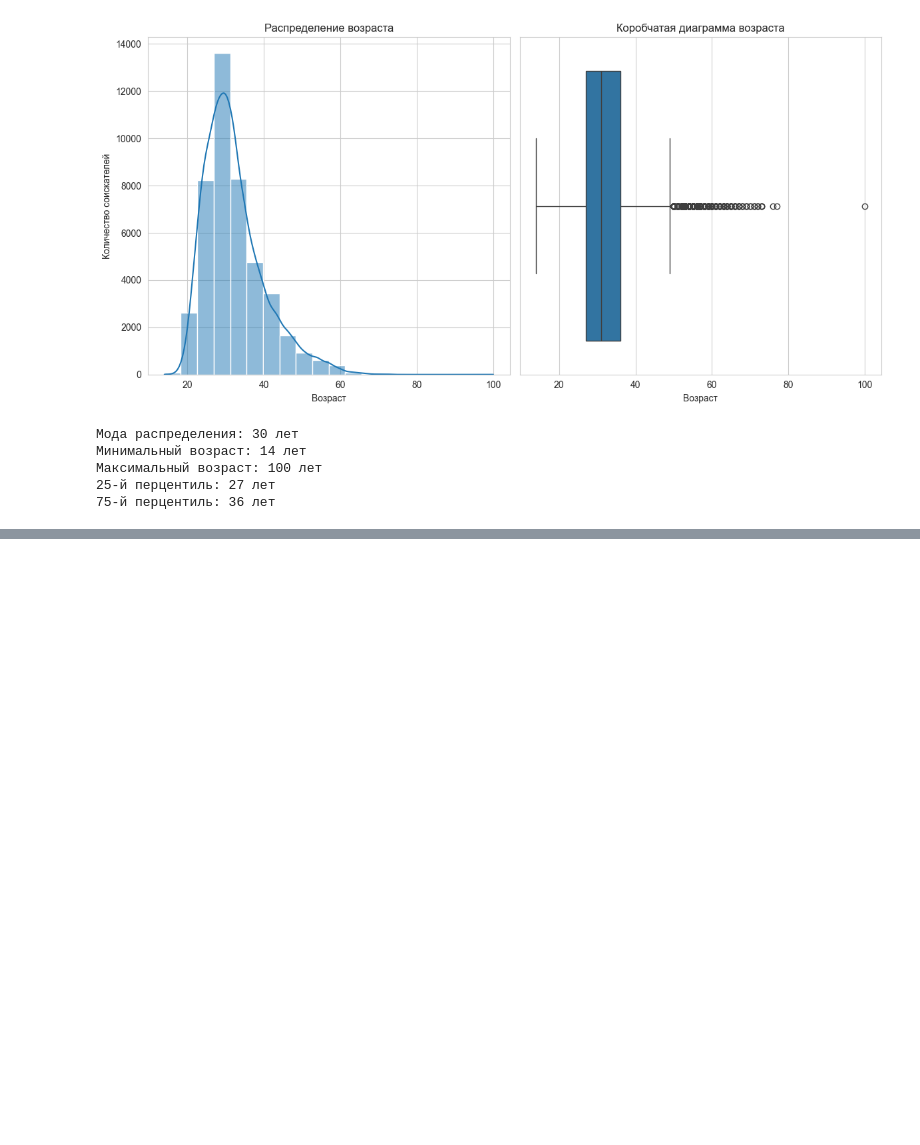
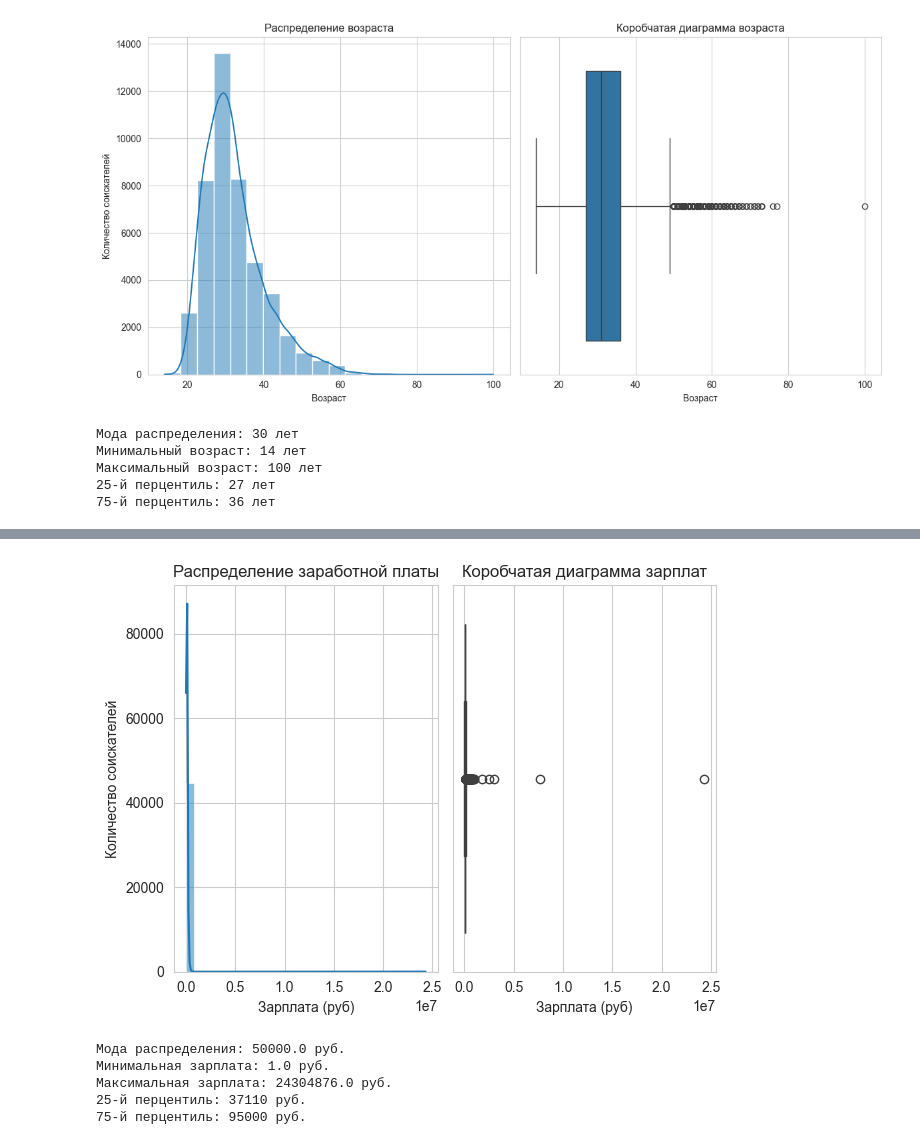
Before and after one commit to yogiki/LernProject_SF, a Jupyter notebook: HeadeHunter_Project/hh_project.ipynb, the cells around one changed output, grey strips where cells are left out. Saved outputs shown, nothing was run; the diff lists cells and outputs as text; code cells hidden in the pictures; blank space fills up the shorter version.

```diff
--- a/HeadeHunter_Project/hh_project.ipynb
+++ b/HeadeHunter_Project/hh_project.ipynb
@@ -595,0 +656,35 @@ print(f"75-й перцентиль: {q75:.0f} лет")
+# %%
+# Гистограмма распределения
+plt.subplot(1, 2, 1)
+sns.histplot(data=merged_data, x='ЗП (руб)', bins=30, kde=True)
+plt.title('Распределение заработной платы')
+plt.xlabel('Зарплата (руб)')
+plt.ylabel('Количество соискателей')
+
+# Коробчатая диаграмма
+plt.subplot(1, 2, 2)
+sns.boxplot(data=merged_data, x='ЗП (руб)')
+plt.title('Коробчатая диаграмма зарплат')
+plt.xlabel('Зарплата (руб)')
+
+plt.tight_layout()
+plt.show()
+
+# Статистические характеристики
+mode_salary = merged_data['ЗП (руб)'].mode().values[0]
+min_salary = merged_data['ЗП (руб)'].min()
+max_salary = merged_data['ЗП (руб)'].max()
+q25, q75 = merged_data['ЗП (руб)'].quantile([0.25, 0.75])
+
+print(f"Мода распределения: {mode_salary} руб.")
+print(f"Минимальная зарплата: {min_salary} руб.")
+print(f"Максимальная зарплата: {max_salary} руб.")
+print(f"25-й перцентиль: {q25:.0f} руб.")
+print(f"75-й перцентиль: {q75:.0f} руб.")
+# %% [output]
+[figure, added]
+Мода распределения: 50000.0 руб.
+Минимальная зарплата: 1.0 руб.
+Максимальная зарплата: 24304876.0 руб.
+25-й перцентиль: 37110 руб.
+75-й перцентиль: 95000 руб.
```
Also changed, not shown: parts of 5 cells of this notebook.
